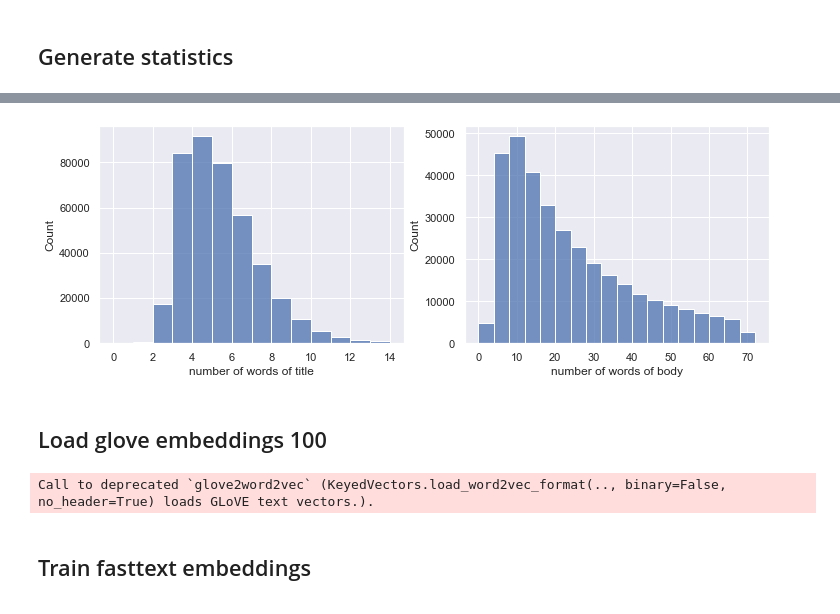
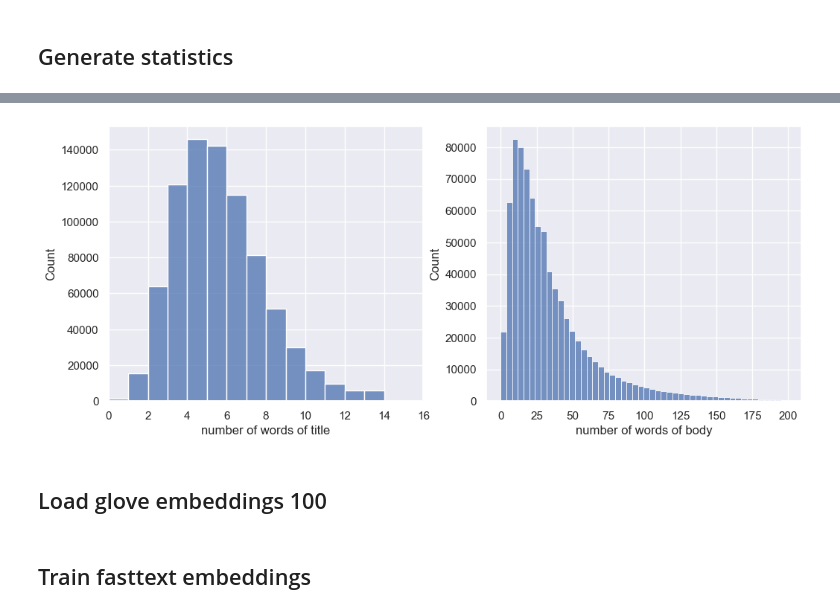
Before and after one commit to nkanak/bug-or-feature, a Jupyter notebook: experiments.ipynb, the cells around one changed output, grey strips where cells are left out. Drawn from its saved outputs; the diff is of its cells as text; code cells hidden in the pictures.

```diff
--- a/experiments.ipynb
+++ b/experiments.ipynb
@@ -83 +120,8 @@ df['body'] = df['body'].apply(contractions.fix)
+# %%
+# Fixing contractions in the 'title' and 'body' columns of the DataFrame
+# Convert the 'title' column to string type and apply the contractions.fix function to expand contractions
+df['title'] = df['title'].astype('str').apply(contractions.fix)
+
+# Convert the 'body' column to string type and apply the contractions.fix function to expand contractions
+df['body'] = df['body'].astype('str').apply(contractions.fix)
 # %%
@@ -165,5 +249,13 @@ fig.get_figure().savefig('figures/number_of_words_of_title_less_than_15.pdf', dp
 # %%
-fig = sns.histplot(data=df[df['number_of_words_of_body'] < 70], x='number_of_words_of_body', kde=False, stat='count', binwidth=4)
+# Set the threshold for the number of words in the body
+threshold_body = 200
+
+# Plotting a histogram for bodies with a number of words less than the threshold
+fig = sns.histplot(data=df[df['number_of_words_of_body'] < 200], x='number_of_words_of_body', kde=False, stat='count', binwidth=4)
+
+# Setting the x-axis label
 fig.set_xlabel('number of words of body')
-fig.get_figure().savefig('figures/number_of_words_of_body_less_than_70.pdf', dpi=500)
+
+# Saving the figure to a PDF file with the constructed name and specified dpi
+fig.get_figure().savefig(f'figures/{dt_name}_number_of_words_of_body_less_than_{threshold_body}.pdf', dpi=500)
 # %% [output]
@@ -171,18 +263,42 @@ fig.get_figure().savefig('figures/number_of_words_of_body_less_than_70.pdf', dpi
 # %%
-# print altogether
+# Plot histograms for the number of words in titles and bodies, and save them as a single PDF file
+
+# Create subplots with 1 row and 2 columns
 fig, ax = plt.subplots(1,2)
+
+# Set the figure width to 12 inches
 fig.set_figwidth(12)
+
+# Plot histogram for the number of words in the title
+sns.histplot(
+    data=df[df['number_of_words_of_title'] < threshold_title],
+    x='number_of_words_of_title',
+    kde=False,
+    stat='count',
+    binwidth=1,
+    ax=ax[0]
+    )
+
+# Set the x-axis label and limits for the first subplot
 ax[0].set_xlabel('number of words of title')
+ax[0].set_xlim(0,16)
+
+# Plot histogram for the number of words in the body
+sns.histplot(
+    data=df[df['number_of_words_of_body'] < threshold_body],
+    x='number_of_words_of_body',
+    kde=False,
+    stat='count',
+    binwidth=4,
+    ax=ax[1]
+)
+
+# Set the x-axis label for the second subplot
 ax[1].set_xlabel('number of words of body')
-sns.histplot(data=df[df['number_of_words_of_title'] < 15], x='number_of_words_of_title', kde=False, stat='count', binwidth=1, ax=ax[0])
-sns.histplot(data=df[df['number_of_words_of_body'] < 70], x='number_of_words_of_body', kde=False, stat='count', binwidth=4, ax=ax[1])
-fig.savefig('figures/title_words_less_than_15_body_words_less_than_70.pdf', dpi=500)
+
+# Save the figure to a PDF file with the constructed name and specified dpi
+fig.savefig(f'figures/{dt_name}_title_words_less_than_{threshold_title}_body_words_less_than_{threshold_body}.pdf', dpi=500)
 # %% [output]
-[figure, old version]
+[figure, new version]
 # %% [markdown]
 ## Load glove embeddings 100
-# %%
-glove2word2vec('glove.6B/glove.6B.100d.txt', 'tmpfile_glove')
-glove_embeddings_model = KeyedVectors.load_word2vec_format('tmpfile_glove')
-# %% [output]
-Call to deprecated `glove2word2vec` (KeyedVectors.load_word2vec_format(.., binary=False, no_header=True) loads GLoVE text vectors.).
```
Also changed, not shown: parts of 129 cells of this notebook, 4 other files.
